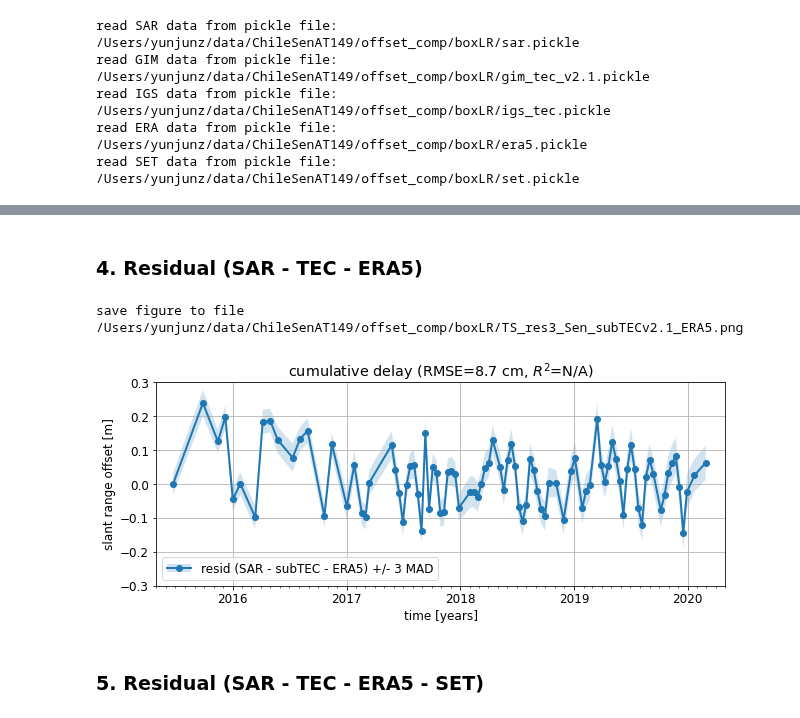
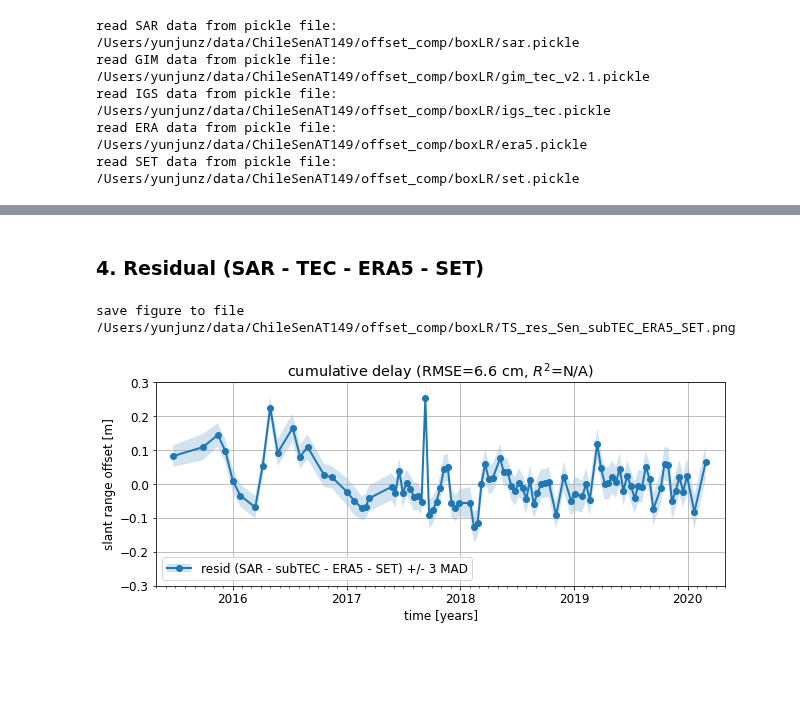
Before and after one commit to yunjunz/2022-Geolocation, a Jupyter notebook: offset_comp.ipynb, the cells around one changed output, grey strips where cells are left out. Cells and saved outputs as stored; diff of their text form; code cells hidden in the pictures; blank space fills up the shorter version.

Commit message:
off_comp: more shared data/plot with SET

```diff
--- a/offset_comp.ipynb
+++ b/offset_comp.ipynb
@@ -214,18 +209,10 @@ save figure to file /Users/yunjunz/data/ChileSenAT149/offset_comp/boxLR/DOT_Sen_
 # %%
-tec_type = 'subTEC'    # subTEC, TEC
-out_fig_suffix = 'res_Sen_{}v{}'.format(tec_type, iono_version)
-n = 3  # number of MAD
+tec_type = 'subTEC'      # subTEC, TEC
+out_fig_suffix = 'res_Sen_{}'.format(tec_type)
 
 ## data
-flag = get_common_index(dDict['SAR'], dDict['GIM'])[0]
-x1      = dDict['SAR']['time']
-x2      = dDict['GIM']['time']
-sar     = dDict['SAR']['range_offset_med'][flag]       # estimated offset from SAR
-sar_err = dDict['SAR']['range_offset_mad'][flag] * n
-gim     = dDict['GIM']['range_delay4Cband_{}'.format(tec_type)]  # predicted offset from GIM TEC
-gim -= gim[0]
-sar -= sar[0]
-res = sar - gim
+res = sar[flag] - gimS   # gimS, gimT
+res_err = sar_err[flag]
 
 # stats
 rmse = np.sqrt(np.sum((res - 0)**2) / (np.sum(flag) - 1))
@@ -234,7 +221,7 @@ stats_msg = 'RMSE={:.1f} cm, $R^2$=N/A'.format(rmse*100)
 ## plot
 fig, ax = plt.subplots(figsize=[9, 4])
 p0, = ax.plot(x2, res,  '-o', color='C0', ms=6, lw=2)
-p1  = ax.fill_between(x2, res - sar_err, res + sar_err, fc='C0', ec='none', alpha=0.2)
+p1  = ax.fill_between(x2, res - res_err, res + res_err, fc='C0', ec='none', alpha=0.2)
 
 # axis format
 ax.set_xlim(dt.datetime(2015, 5, 1), dt.datetime(2020, 5, 1))
@@ -326,55 +389,40 @@ save figure to file /Users/yunjunz/data/ChileSenAT149/offset_comp/boxLR/DOT_res_
 # %% [markdown]
-### 4. Residual (SAR - TEC - ERA5)
+### 4. Residual (SAR - TEC - ERA5 - SET)
 # %%
 #out_fig_suffix = 'ERA5{}_vs_res_Sen_GIMv{}'.format(tropo_opt, iono_version)  # to compare ERA5 calc approaches
 tec_type = 'subTEC'    # subTEC, TEC
-out_fig_suffix = 'res3_Sen_{}v{}_ERA5'.format(tec_type, iono_version)
-
-n = 3  # number of MAD
+out_fig_suffix = 'res_Sen_{}_ERA5_SET'.format(tec_type)
 
 ## data
-flag = get_common_index(dDict['SAR'], dDict['GIM'])[0]
-x1      = dDict['SAR']['time']
-x2      = dDict['GIM']['time']
-sar     = dDict['SAR']['range_offset_med'][flag]                 # estimated offset from SAR
-sar_err = dDict['SAR']['range_offset_mad'][flag] * n
-gim     = dDict['GIM']['range_delay4Cband_{}'.format(tec_type)]  # predicted offset from GIM TEC
-era     = dDict['ERA']['range_delay_tropo_med'][flag]            # predicted offset from ERA5 (dry + wet)
-era_err = dDict['ERA']['range_delay_tropo_mad'][flag] * n
-gim -= gim[0]
-era -= era[0]
-res3 = sar - gim - era
-res3_err = (sar_err**2 + era_err**2) ** 0.5
+res = sar[flag] - gimS - era[flag] - sld[flag]
+res_err = (sar_err[flag]**2 + era_err[flag]**2 + sld_err[flag]**2) ** 0.5
 
 # stats
-rmse = np.sqrt(np.sum(res3**2) / (np.sum(flag) - 1))
+rmse = np.sqrt(np.sum(res**2) / (np.sum(flag) - 1))
 stats_msg = 'RMSE={:.1f} cm, $R^2$=N/A'.format(rmse*100)
 
 ## plot
 fig, ax = plt.subplots(figsize=[9, 4])
-p0, = ax.plot(x2, res3,  '-o', color='C0', ms=6, lw=2)
-p1  = ax.fill_between(x2, res3 - res3_err, res3 + res3_err, fc='C0', ec='none', alpha=0.2)
+p0, = ax.plot(x2, res,  '-o', color='C0', ms=6, lw=2)
+p1  = ax.fill_between(x2, res - res_err, res + res_err, fc='C0', ec='none', alpha=0.2)
 
 # axis format
 ax.set_xlim(dt.datetime(2015, 5, 1), dt.datetime(2020, 5, 1))
 ax.set_ylim(-0.3, 0.3)
 ax.set_xlabel('time [years]')
 ax.set_ylabel('slant range offset [m]')
 ax.set_title('cumulative delay ({})'.format(stats_msg))
 pp.auto_adjust_xaxis_date(ax, x1, every_year=1, buffer_year=None)
 ax.grid('on')
-ax.legend([(p0, p1)], ['resid (SAR - {} - ERA5) +/- {} MAD'.format(tec_type, n)], loc='lower left')
+ax.legend([(p0, p1)], ['resid (SAR - {} - ERA5 - SET) +/- {} MAD'.format(tec_type, n)], loc='lower left')
 
 # output
 fig.tight_layout()
 out_fig = os.path.join(work_dir, 'TS_{}.png'.format(out_fig_suffix))
 print('save figure to file', out_fig)
 if save:
     plt.savefig(out_fig, bbox_inches='tight', transparent=True, dpi=300)
-
 plt.show()
 # %% [output]
-save figure to file /Users/yunjunz/data/ChileSenAT149/offset_comp/boxLR/TS_res3_Sen_subTECv2.1_ERA5.png
+save figure to file /Users/yunjunz/data/ChileSenAT149/offset_comp/boxLR/TS_res_Sen_subTEC_ERA5_SET.png
-[figure, old version]
+[figure, new version]
-# %% [markdown]
-### 5. Residual (SAR - TEC - ERA5 - SET)
```
Also changed, not shown: parts of 16 cells of this notebook, 2 other files.
